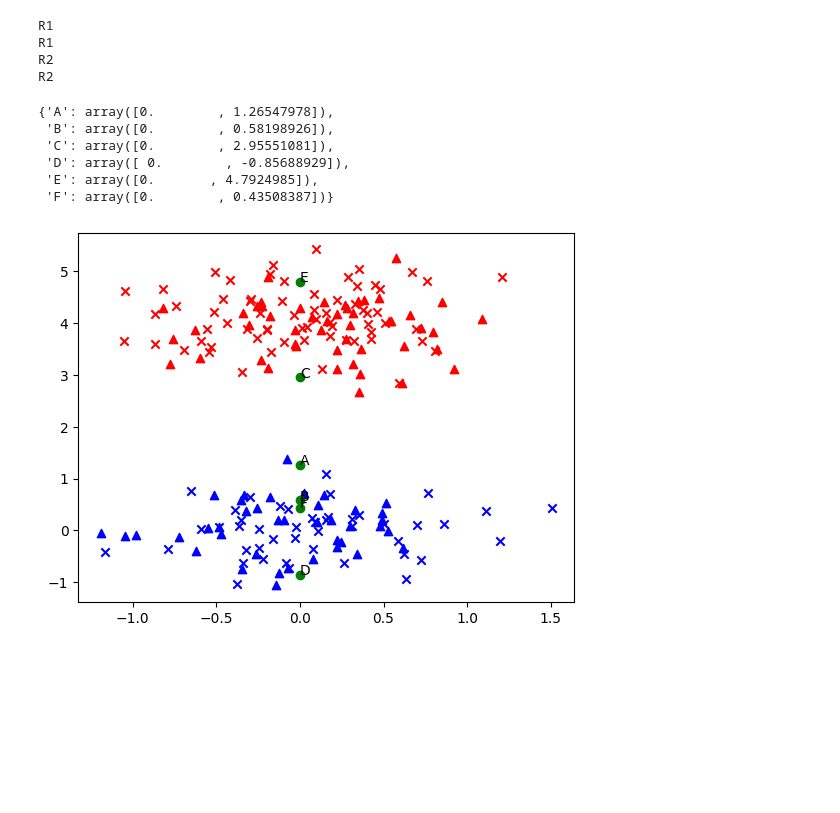
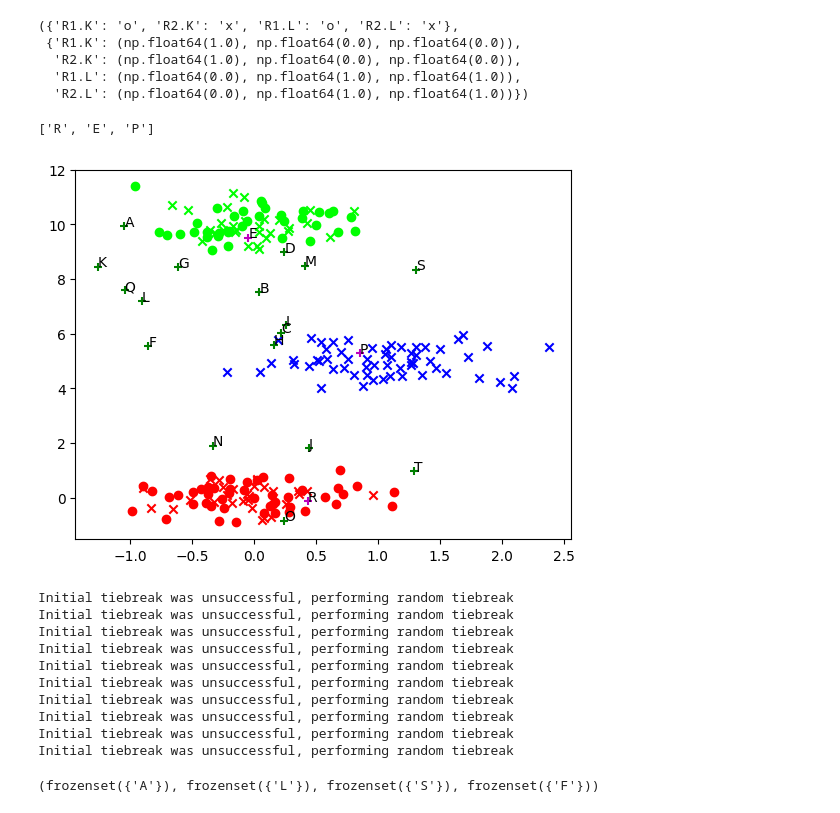
Before and after one commit to FayeAlephNil/bookish-spork, a Jupyter notebook: basics.ipynb, the cells around one changed output. Cells and saved outputs as stored; diff of their text form; code cells hidden in the pictures; blank space fills up the shorter version.

Commit message:
More display things

```diff
--- a/basics.ipynb
+++ b/basics.ipynb
@@ -248,29 +266,25 @@ def region_generator(region,num_ballots,candidate_list,candidate_dist,cand_kwarg
         candidate_dist_kwargs=cand_kwargs)
 # %%
 voter_type_K = PersonType.gaussian(0,0,name="K")
-voter_type_L = PersonType.gaussian(0,4,name="L")
-region_1 = Region({voter_type_K:20,voter_type_L:30},"R1")
-region_2 = Region({voter_type_K:20,voter_type_L:30},"R2")
+voter_type_L = PersonType.gaussian(0,10,name="L")
+voter_type_M = PersonType.gaussian(1,5,name="M")
+region_1 = Region({voter_type_K:100,voter_type_L:100},"R1")
+region_2 = Region({voter_type_K:100,voter_type_L:100,voter_type_M: 200},"R2")
 region_3=Region.combine([region_1,region_2])
 
 
 cand_dist = np.random.uniform
-cand_kwargs = {'low': (0,-1), 'high': (0,5), 'size': 2}
-prof, cands, data = region_generator(region_3,200, ["A", "B", "C","D","E","F"], cand_dist,cand_kwargs)
+cand_kwargs = {'low': (-1.5,-1), 'high': (1.5,10), 'size': 2}
+prof, cands, data = region_generator(region_3,200, alphabet[0:20], cand_dist,cand_kwargs)
-# %% [output]
-R1
-R1
-R2
-R2
-# %%
-cands
-# %% [output]
-{'A': array([0.        , 1.26547978]),
- 'B': array([0.        , 0.58198926]),
- 'C': array([0.        , 2.95551081]),
- 'D': array([ 0.        , -0.85688929]),
- 'E': array([0.       , 4.7924985]),
- 'F': array([0.        , 0.43508387])}
+# %%
+def prepare_candidates_for_display(cand_pos, cand_colors, winners=None, winner_color = 'm',cand_markers=None):
+    cands = []
+    for k,pos in cand_pos.items():
+        color = cand_colors[k]
+        if winners != None and k in winners:
+            color = winner_color
+        cands.append((k,pos,color,'+'))
+    return cands
 # %%
 shape_type = {
     "R1.K": '^',
@@ -286,13 +300,42 @@ color_type = {
     "R2.L": 'r',
     "E": 'g'
 }
+gen_voter_display_type(["K","L"],["R1","R2"])
+# %% [output]
+({'R1.K': 'o', 'R2.K': 'x', 'R1.L': 'o', 'R2.L': 'x'},
+ {'R1.K': (np.float64(1.0), np.float64(0.0), np.float64(0.0)),
+  'R2.K': (np.float64(1.0), np.float64(0.0), np.float64(0.0)),
+  'R1.L': (np.float64(0.0), np.float64(1.0), np.float64(1.0)),
+  'R2.L': (np.float64(0.0), np.float64(1.0), np.float64(1.0))})
 # %%
-cands_data = []
-for k,v in cands.items():
-    cands_data.append((k,v,'g'))
+def clean_winners(wins):
+    winners = []
+    for cset in wins:
+        for c in cset:
+            winners.append(c)
+    return winners
 
-display_by_type(data,cands_data,shape_type,color_type)
+winners = clean_winners(Plurality(prof,m=3).get_elected())
+print(winners)
+cands_data = prepare_candidates_for_display(cands, defaultdict(lambda: 'g'), winners=winners)
+voter_display_info = gen_voter_display_type(["K","L","M"],["R1","R2"])
+
+display_by_type(data,cands_data,*voter_display_info)
 # %% [output]
+['R', 'E', 'P']
-[figure, old version]
+[figure, new version]
 # %%
 from votekit.elections import STV,Borda,Plurality
+STV(prof,m=4).get_elected()
+# %% [output]
+Initial tiebreak was unsuccessful, performing random tiebreak
+Initial tiebreak was unsuccessful, performing random tiebreak
+Initial tiebreak was unsuccessful, performing random tiebreak
+Initial tiebreak was unsuccessful, performing random tiebreak
+Initial tiebreak was unsuccessful, performing random tiebreak
+Initial tiebreak was unsuccessful, performing random tiebreak
+Initial tiebreak was unsuccessful, performing random tiebreak
+Initial tiebreak was unsuccessful, performing random tiebreak
+Initial tiebreak was unsuccessful, performing random tiebreak
+Initial tiebreak was unsuccessful, performing random tiebreak
+(frozenset({'A'}), frozenset({'L'}), frozenset({'S'}), frozenset({'F'}))
```
Also changed, not shown: parts of 5 cells of this notebook.
